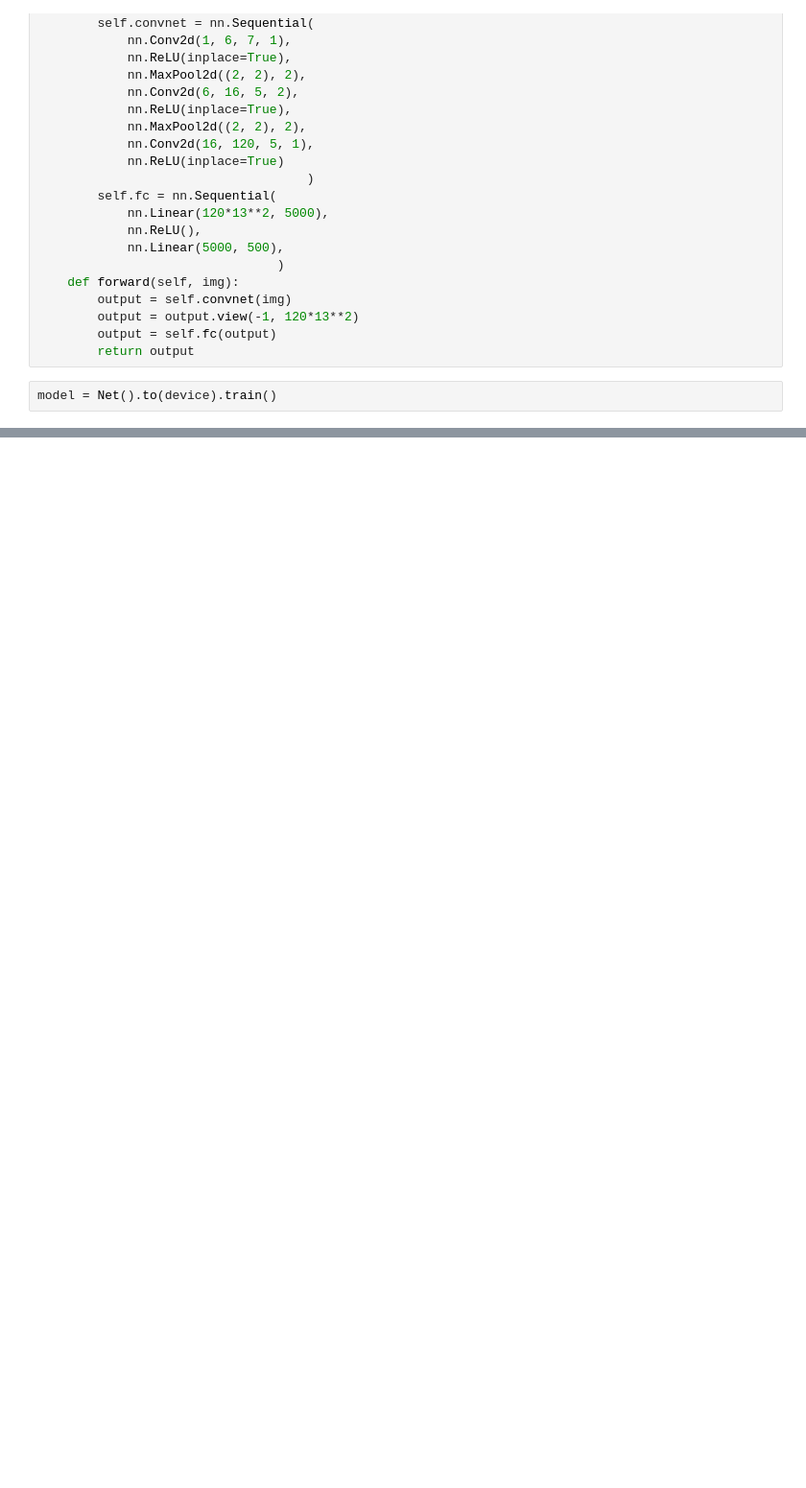
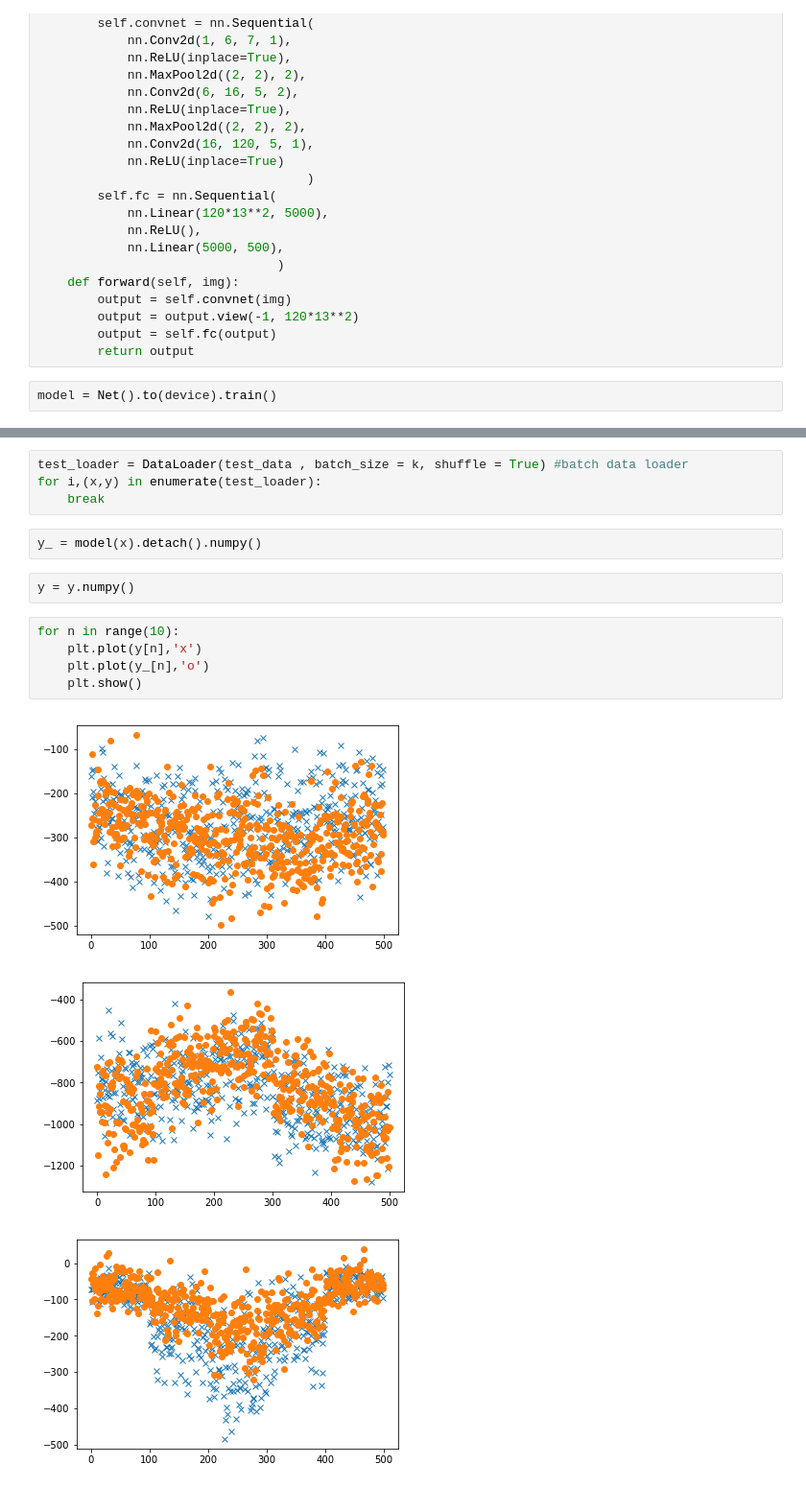
Before and after one commit to jkpierce/deep-compression, a Jupyter notebook: learning2.ipynb, the cells around one changed output, grey strips where cells are left out. Shown at 96% size. Saved outputs shown, nothing was run; the diff lists cells and outputs as text; blank space fills up the shorter version.

```diff
--- a/learning2.ipynb
+++ b/learning2.ipynb
@@ -136,0 +163,17 @@ KeyboardInterrupt:
+# %%
+test_loader = DataLoader(test_data , batch_size = k, shuffle = True) #batch data loader
+for i,(x,y) in enumerate(test_loader):
+    break
+# %%
+y_ = model(x).detach().numpy()
+# %%
+y = y.numpy()
+# %%
+for n in range(10):
+    plt.plot(y[n],'x')
+    plt.plot(y_[n],'o')
+    plt.show()
+# %% [output]
+[figure, added]
+[figure, added]
+[figure, added]
```
Also changed, not shown: parts of 10 cells of this notebook, 3 other files.
